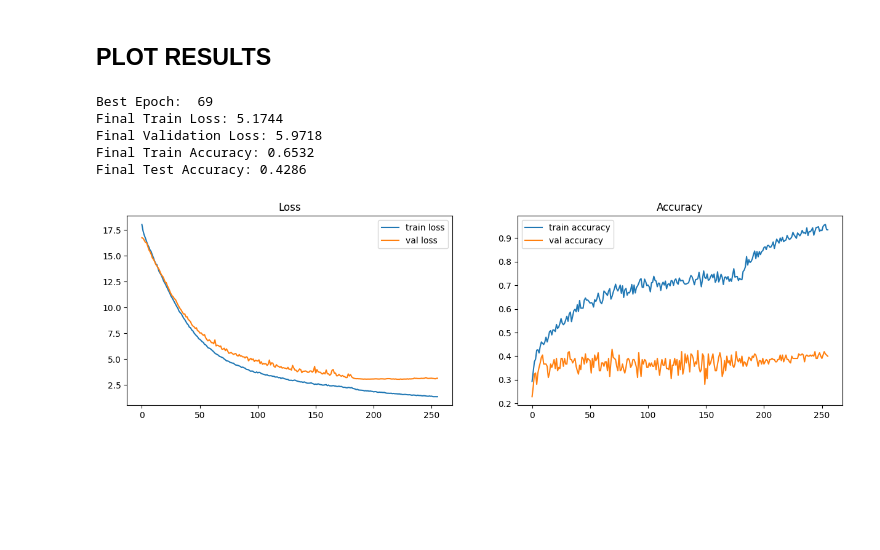
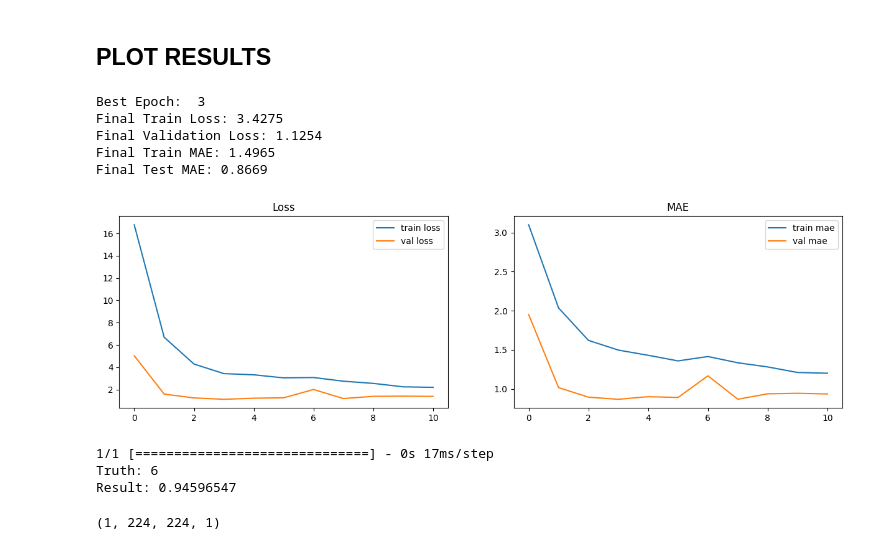
Before and after one commit to neeeal/soil-ph-monitoring-system, a Jupyter notebook: neural_network.ipynb, the cells around one changed output. Drawn from its saved outputs; the diff is of its cells as text; code cells hidden in the pictures; blank space fills up the shorter version.

```diff
--- a/neural_network.ipynb
+++ b/neural_network.ipynb
@@ -81,11 +80,11 @@ Found 210 images belonging to 4 classes.
 model = Sequential()
 model.add(Input(input_shape+channels))
 model.add(Flatten())
-model.add(Dense(units=512, kernel_regularizer=L2()))
+model.add(Dense(units=512)) #, kernel_regularizer=L2()
 model.add(LeakyReLU())
-model.add(BatchNormalization())
+# model.add(BatchNormalization())
 model.add(Dropout(0.5))
-model.add(Dense(units=512, kernel_regularizer=L2()))
+model.add(Dense(units=512))
 model.add(LeakyReLU())
 model.add(Dropout(0.5))
 model.add(Dense(units=1, activation='linear'))
@@ -111,10 +110,10 @@ Non-trainable params: 1,024
 _________________________________________________________________
 # %%
-model.compile(optimizer=Adam(lr), loss='mse', metrics=['acc'])
+model.compile(optimizer=Adam(lr), loss='mean_squared_error', metrics=['mae'])
 # %%
-reduce_lr = ReduceLROnPlateau(monitor='loss', factor=0.1,
-                              patience=4, min_lr=1e-7)
-es = EarlyStopping(monitor='loss', patience=7)
+reduce_lr = ReduceLROnPlateau(monitor='val_loss', factor=0.1,
+                              patience=3, min_lr=1e-7)
+es = EarlyStopping(monitor='val_loss', patience=7)
 
 history = model.fit(train_generator, validation_data = val_generator,
                         epochs = epochs, callbacks=[reduce_lr, es],
@@ -134,39 +140,39 @@ KeyboardInterrupt:
 ## PLOT RESULTS
 # %%
 train_loss = history.history['loss']
-train_acc = history.history['acc']
+train_mae = history.history['mae']
 val_loss = history.history['val_loss']
-val_acc = history.history['val_acc']
+val_mae = history.history['val_mae']
 
-best_epoch = np.argmax(np.array(val_acc))
+best_epoch = np.argmin(np.array(val_mae))
 
 print("Best Epoch: ", best_epoch)
 print("Final Train Loss: {:.4f}".format(train_loss[best_epoch]))
 print("Final Validation Loss: {:.4f}".format(val_loss[best_epoch]))
-print("Final Train Accuracy: {:.4f}".format(train_acc[best_epoch]))
-print("Final Test Accuracy: {:.4f}".format(val_acc[best_epoch]))
+print("Final Train MAE: {:.4f}".format(train_mae[best_epoch]))
+print("Final Test MAE: {:.4f}".format(val_mae[best_epoch]))
 # %% [output]
-Best Epoch:  69
-Final Train Loss: 5.1744
-Final Validation Loss: 5.9718
-Final Train Accuracy: 0.6532
-Final Test Accuracy: 0.4286
+Best Epoch:  3
+Final Train Loss: 3.4275
+Final Validation Loss: 1.1254
+Final Train MAE: 1.4965
+Final Test MAE: 0.8669
 # %%
 import warnings
 warnings.filterwarnings("ignore")
 # %%
 
 fig, ax = plt.subplots(1,2, figsize=(15,4))
 sns.lineplot(train_loss , ax=ax[0], label='train loss')
 sns.lineplot(val_loss, ax=ax[0], label='val loss')
 # ax[0].legend(labels=['train loss','validation loss'],loc="upper right")
 ax[0].set_title('Loss')
 
-sns.lineplot(train_acc, ax=ax[1], label='train accuracy')
-sns.lineplot(val_acc, ax=ax[1], label='val accuracy')
+sns.lineplot(train_mae, ax=ax[1], label='train mae')
+sns.lineplot(val_mae, ax=ax[1], label='val mae')
 # ax[1].legend(labels=['train acc','validation acc'],loc="upper right")
-ax[1].set_title('Accuracy')
+ax[1].set_title('MAE')
 
 plt.show()
 # %% [output]
-[figure, old version]
+[figure, new version]
@@ -172,0 +188,12 @@ plt.show()
+# %%
+result = model.predict(next(val_generator)[0][8].reshape(1,224,224,1))[0][0]
+print('Truth:',truth)
+print('Result:',result)
+# %% [output]
+1/1 [==============================] - 0s 17ms/step
+Truth: 6
+Result: 0.94596547
+# %%
+next(val_generator)[0][0].reshape(1,224,224,1).shape
+# %% [output]
+(1, 224, 224, 1)
```
Also changed, not shown: parts of 6 cells of this notebook, 1 other file.
